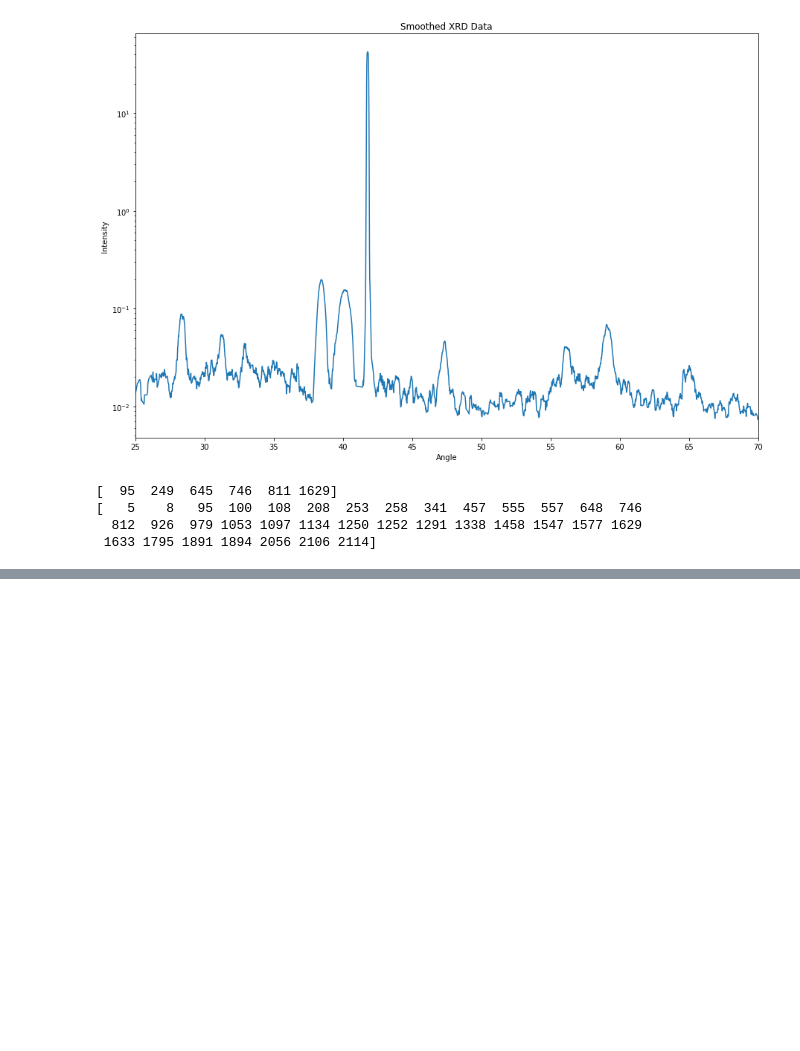
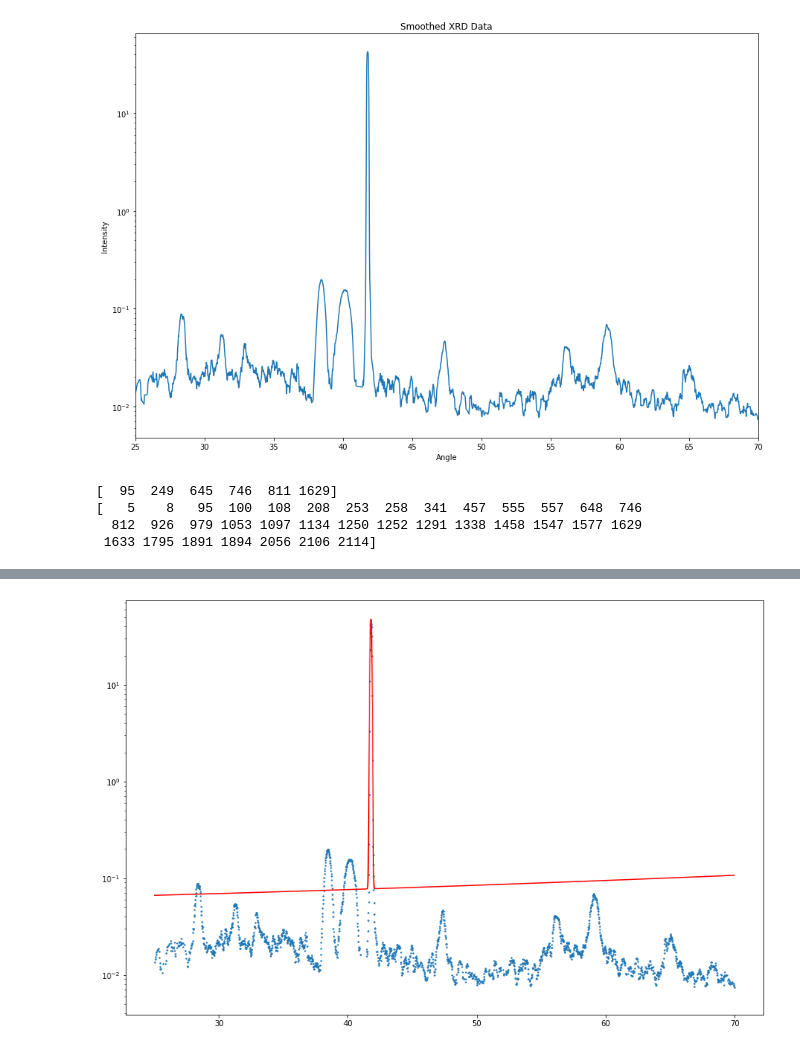
Before and after one commit to JamesPCrosby/XRD_analysis, a Jupyter notebook: XRD_data.ipynb, the cells around one changed output, grey strips where cells are left out. Drawn from its saved outputs; the diff is of its cells as text; code cells hidden in the pictures; blank space fills up the shorter version.

```diff
--- a/XRD_data.ipynb
+++ b/XRD_data.ipynb
@@ -124,0 +184,3 @@ plt.show()
+# %%
+model = gauss_1 + gauss_2 + gauss_3 + gauss_4 + gauss_5 + gauss_6 + gauss_7 + gauss_8 + gauss_9 + lorentz_1
+out = model.fit(smoothed_y_data, par, x = x_array)
@@ -124,0 +207,7 @@ plt.show()
+# %%
+plt.subplots(figsize = (15, 10))
+plt.scatter(x_array, smoothed_y_data, 2)
+plt.plot(x_array, out.best_fit, color = 'red')
+plt.yscale('log')
+# %% [output]
+[figure, added]
```
Also changed, not shown: parts of 4 cells of this notebook.
